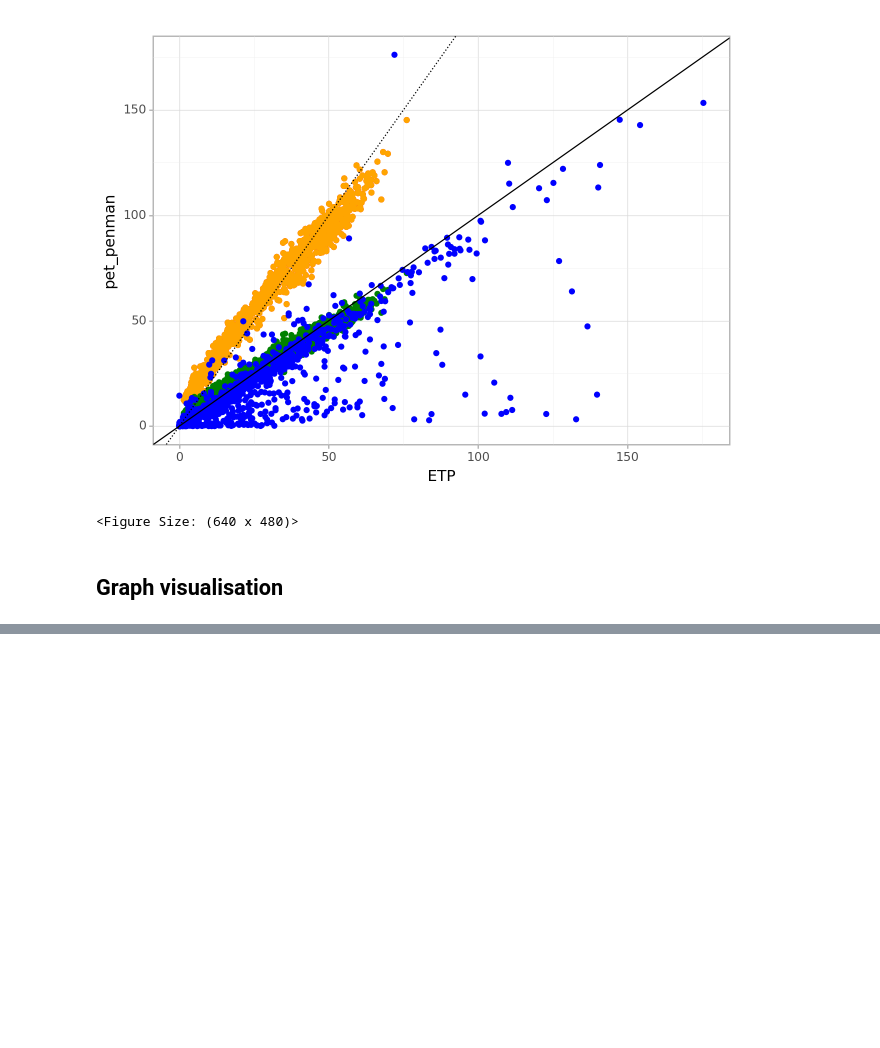
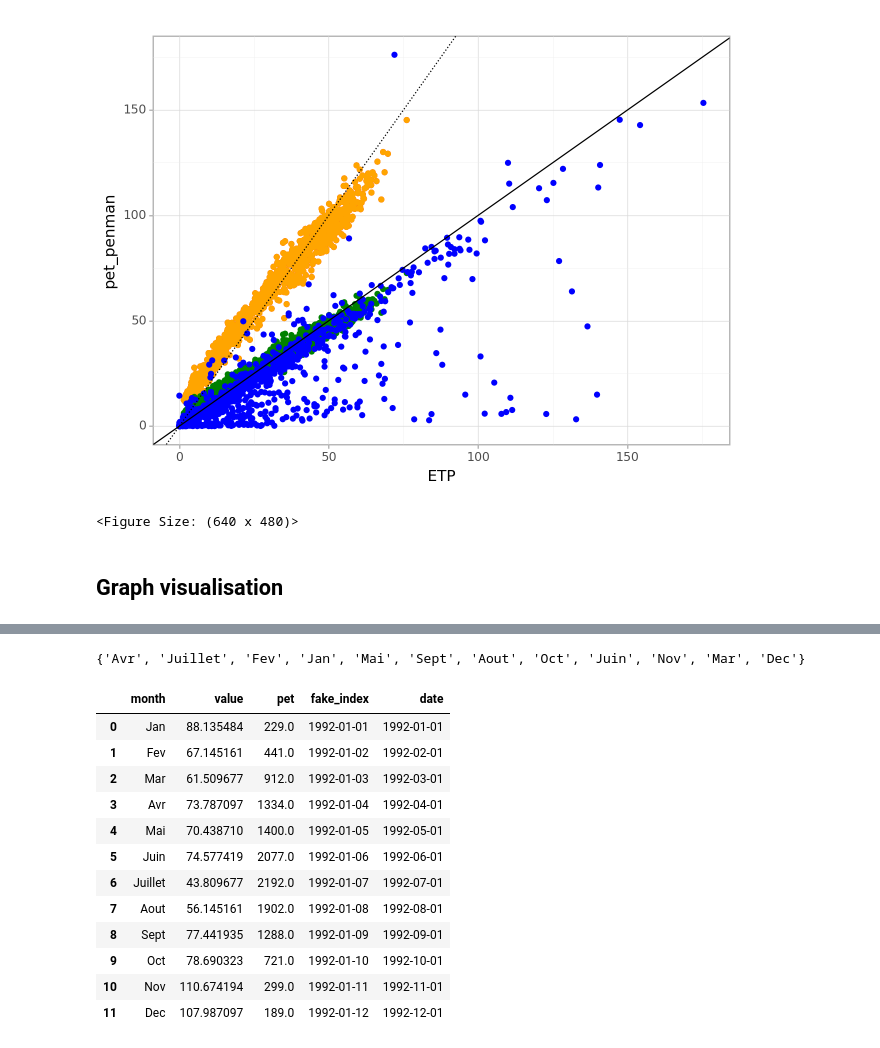
Before and after one commit to Clement-Viguier/naseb, a Jupyter notebook: surfpark_model.ipynb, the cells around one changed output, grey strips where cells are left out. Saved outputs shown, nothing was run; the diff lists cells and outputs as text; code cells hidden in the pictures; blank space fills up the shorter version.

```diff
--- a/surfpark_model.ipynb
+++ b/surfpark_model.ipynb
@@ -196,0 +231,4 @@ df
+# %%
+monthly_prec = pd.read_csv('./data/monthly_prec.csv')
+monthly_pet = pd.read_csv('./data/mean_pet_monthly.csv')
+monthly_pet
@@ -196,0 +249,5 @@ df
+# %%
+monthly_prec_long = monthly_prec.melt(id_vars="year")
+monthly_prec_long = monthly_prec_long.merge(monthly_pet, left_on='variable', right_on='month').drop(columns='variable')
+monthly_prec_long.to_csv('./data/monthly_data.csv')
+monthly_prec_long
@@ -196,0 +268,30 @@ df
+# %%
+import datetime
+import pendulum
+
+monthly_avg_prec_long = monthly_prec_long.drop(columns="year").groupby('month').mean().reset_index()
+print(set(monthly_avg_prec_long['month']))
+months = ["Jan", "Fev", "Mar", "Avr", "Mai", "Juin",
+          "Juillet", "Aout", "Sept", "Oct", "Nov", "Dec"]
+monthly_avg_prec_long['month'] = pd.Categorical(monthly_avg_prec_long['month'], categories=months, ordered=True)
+monthly_avg_prec_long = monthly_avg_prec_long.sort_values('month').reset_index(drop=True)
+starting_date = pendulum.date(1992, 1,1)
+monthly_avg_prec_long['fake_index'] = [starting_date.add(days=n) for n in range(len(months)) ]
+monthly_avg_prec_long['date'] = [starting_date.add(months=n) for n in range(len(months)) ]
+monthly_avg_prec_long.to_csv('./data/monthly_avg_data.csv')
+monthly_avg_prec_long
+# %% [output]
+{'Avr', 'Juillet', 'Fev', 'Jan', 'Mai', 'Sept', 'Aout', 'Oct', 'Juin', 'Nov', 'Mar', 'Dec'}
+|  | month | value | pet | fake_index | date |
+| 0 | Jan | 88.135484 | 229.0 | 1992-01-01 | 1992-01-01 |
+| 1 | Fev | 67.145161 | 441.0 | 1992-01-02 | 1992-02-01 |
+| 2 | Mar | 61.509677 | 912.0 | 1992-01-03 | 1992-03-01 |
+| 3 | Avr | 73.787097 | 1334.0 | 1992-01-04 | 1992-04-01 |
+| 4 | Mai | 70.438710 | 1400.0 | 1992-01-05 | 1992-05-01 |
+| 5 | Juin | 74.577419 | 2077.0 | 1992-01-06 | 1992-06-01 |
+| 6 | Juillet | 43.809677 | 2192.0 | 1992-01-07 | 1992-07-01 |
+| 7 | Aout | 56.145161 | 1902.0 | 1992-01-08 | 1992-08-01 |
+| 8 | Sept | 77.441935 | 1288.0 | 1992-01-09 | 1992-09-01 |
+| 9 | Oct | 78.690323 | 721.0 | 1992-01-10 | 1992-10-01 |
+| 10 | Nov | 110.674194 | 299.0 | 1992-01-11 | 1992-11-01 |
+| 11 | Dec | 107.987097 | 189.0 | 1992-01-12 | 1992-12-01 |
```
Also changed, not shown: parts of 7 cells of this notebook, 5 other files.
